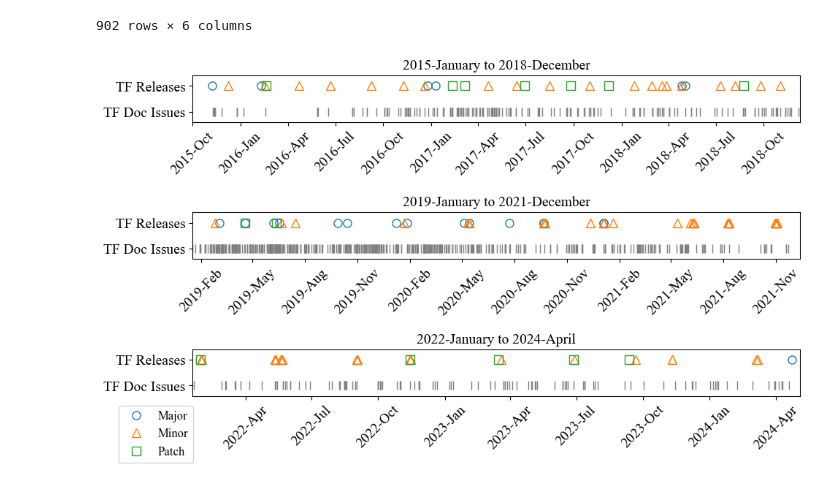
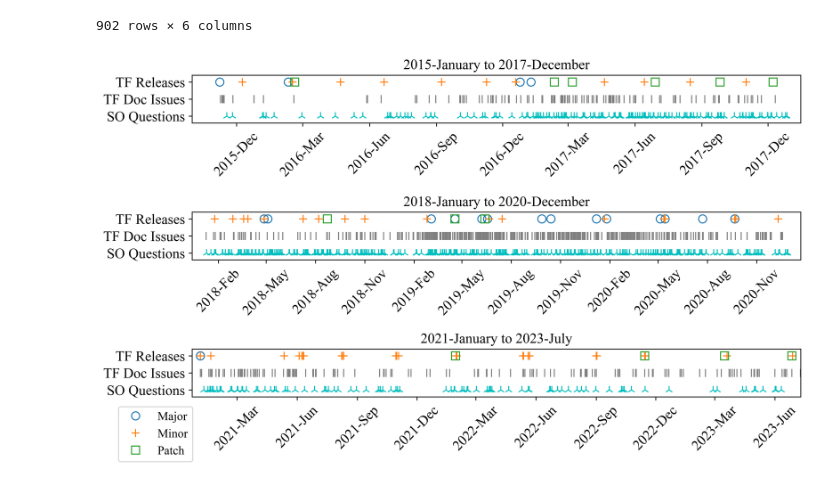
Before and after one commit to sharukat/docchameleon, a Jupyter notebook: doc_customizer_llm/customizer.ipynb, the cells around one changed output. Drawn from its saved outputs; the diff is of its cells as text; code cells hidden in the pictures.

```diff
--- a/doc_customizer_llm/customizer.ipynb
+++ b/doc_customizer_llm/customizer.ipynb
@@ -955,40 +965,50 @@ from matplotlib import pyplot as plt
 import matplotlib.font_manager as font_manager
 
 # Define marker based on release type
-markers = {'Major': 'o', 'Minor': '^', 'Patch':'s'}
+markers = {'Major': 'o', 'Minor': '+', 'Patch':'s'}
 
-fig, (ax1, ax2, ax3) = plt.subplots(nrows=3, figsize=(10, 6))
+fig = plt.figure(figsize=(10, 6), dpi=600)
+# fig, ax1 = plt.subplots(nrows=1, figsize=(10, 6))
 
+ax1 = fig.add_subplot(3, 1, 1)
+ax2 = fig.add_subplot(3, 1, 2)
+ax3 = fig.add_subplot(3, 1, 3)
 
 # Plot the data points with markers
 for release_type, release_data1 in tf_releases1.groupby('Release Type'):
-    ax1.plot(release_data1['Date'], [1 for _ in range(len(release_data1))], marker=markers[release_type], linestyle='', label=release_type, markersize=8, markerfacecolor='none', markeredgewidth=1)
+    ax1.plot(release_data1['Date'], [2 for _ in range(len(release_data1))], marker=markers[release_type], linestyle='', label=release_type, markersize=8, markerfacecolor='none', markeredgewidth=1)
 
 second_dates1 = tf_issues1['Date Opened']
-ax1.plot(second_dates1, [0 for _ in range(len(second_dates1))], marker='|', linestyle='', color='gray', markersize=8, markerfacecolor='none', markeredgewidth=1)
+ax1.plot(second_dates1, [1 for _ in range(len(second_dates1))], marker='|', linestyle='', color='gray', markersize=8, markerfacecolor='none', markeredgewidth=1)
+
+ques_dates1 = doc_related_question1['CreationDate']
+ax1.plot(ques_dates1, [0 for _ in range(len(ques_dates1))], marker='2', linestyle='', color='c', markersize=8, markerfacecolor='none', markeredgewidth=1)
 
 # Set x-axis limits and format ticks
-buffer = (tf_releases1['Date'].max() - tf_releases1['Date'].min()) * 0.035  # Add 5% buffer on each side
+buffer = (tf_releases1['Date'].max() - tf_releases1['Date'].min()) * 0.05  # Add 5% buffer on each side
 ax1.set_xlim(tf_releases1['Date'].min() - buffer, tf_releases1['Date'].max() + buffer)
 ax1.xaxis.set_major_locator(mdates.MonthLocator(interval=3))
 ax1.set_xticklabels(ax1.get_xticks(), rotation = 45)
 ax1.xaxis.set_major_formatter(mdates.DateFormatter('%Y-%b'))
-ax1.set_title("2015-January to 2018-December")
+ax1.set_title("2015-January to 2017-December")
 ax1.title.set_size(14)
 
-ax1.set_ylim(-0.4, 1.4)
+ax1.set_ylim(-0.4, 2.4)
 # Set y-axis ticks and labels manually
-ax1.set_yticks([0, 1])
-ytick_labels = ax1.set_yticklabels(['TF Doc Issues', 'TF Releases'], color='black')  # Get label objects
+ax1.set_yticks([0, 1, 2])
+ytick_labels = ax1.set_yticklabels(['SO Questions', 'TF Doc Issues', 'TF Releases'], color='black')  # Get label objects
 
 # =================================================================================================================================================================================================
 
 # Plot the data points with markers
 for release_type, release_data2 in tf_releases2.groupby('Release Type'):
-    ax2.plot(release_data2['Date'], [1 for _ in range(len(release_data2))], marker=markers[release_type], linestyle='', label=release_type, markersize=8, markerfacecolor='none', markeredgewidth=1)
+    ax2.plot(release_data2['Date'], [2 for _ in range(len(release_data2))], marker=markers[release_type], linestyle='', label=release_type, markersize=8, markerfacecolor='none', markeredgewidth=1)
 
 second_dates2 = tf_issues2['Date Opened']
-ax2.plot(second_dates2, [0 for _ in range(len(second_dates2))], marker='|', linestyle='', color='gray', markersize=8, markerfacecolor='none', markeredgewidth=1)
+ax2.plot(second_dates2, [1 for _ in range(len(second_dates2))], marker='|', linestyle='', color='gray', markersize=8, markerfacecolor='none', markeredgewidth=1)
+
+ques_dates2 = doc_related_question2['CreationDate']
+ax2.plot(ques_dates2, [0 for _ in range(len(ques_dates2))], marker='2', linestyle='', color='c', markersize=8, markerfacecolor='none', markeredgewidth=1)
 
 # Set x-axis limits and format ticks
 buffer = (tf_releases2['Date'].max() - tf_releases2['Date'].min()) * 0.04  # Add 5% buffer on each side
@@ -996,51 +1016,54 @@ ax2.set_xlim(tf_releases2['Date'].min() - buffer, tf_releases2['Date'].max() + b
 ax2.xaxis.set_major_locator(mdates.MonthLocator(interval=3))
 ax2.set_xticklabels(ax2.get_xticks(), rotation = 45)
 ax2.xaxis.set_major_formatter(mdates.DateFormatter('%Y-%b'))
-ax2.set_title("2019-January to 2021-December")
+ax2.set_title("2018-January to 2020-December")
 ax2.title.set_size(14)
 
-ax2.set_ylim(-0.4, 1.4)
+ax2.set_ylim(-0.4, 2.4)
 # Set y-axis ticks and labels manually
-ax2.set_yticks([0, 1])
-ytick_labels = ax2.set_yticklabels(['TF Doc Issues', 'TF Releases'], color='black')  # Get label objects
+ax2.set_yticks([0, 1, 2])
+ytick_labels = ax2.set_yticklabels(['SO Questions', 'TF Doc Issues', 'TF Releases'], color='black')  # Get label objects
 
 # =================================================================================================================================================================================================
 
 # Plot the data points with markers
 for release_type, release_data3 in tf_releases3.groupby('Release Type'):
-    ax3.plot(release_data3['Date'], [1 for _ in range(len(release_data3))], marker=markers[release_type], linestyle='', label=release_type, markersize=8, markerfacecolor='none', markeredgewidth=1)
+    ax3.plot(release_data3['Date'], [2 for _ in range(len(release_data3))], marker=markers[release_type], linestyle='', label=release_type, markersize=8, markerfacecolor='none', markeredgewidth=1)
 
 second_dates3 = tf_issues3['Date Opened']
-ax3.plot(second_dates3, [0 for _ in range(len(second_dates3))], marker='|', linestyle='', color='gray', markersize=8, markerfacecolor='none', markeredgewidth=1)
+ax3.plot(second_dates3, [1 for _ in range(len(second_dates3))], marker='|', linestyle='', color='gray', markersize=8, markerfacecolor='none', markeredgewidth=1)
+
+ques_dates3 = doc_related_question3['CreationDate']
+ax3.plot(ques_dates3, [0 for _ in range(len(ques_dates3))], marker='2', linestyle='', color='c', markersize=8, markerfacecolor='none', markeredgewidth=1)
 
 # Set x-axis limits and format ticks
 buffer = (tf_releases3['Date'].max() - tf_releases3['Date'].min()) * 0.0138  # Add 5% buffer on each side
 ax3.set_xlim(tf_releases3['Date'].min() - buffer, tf_releases3['Date'].max() + buffer)
 ax3.xaxis.set_major_locator(mdates.MonthLocator(interval=3))
 ax3.set_xticklabels(ax3.get_xticks(), rotation = 45)
 ax3.xaxis.set_major_formatter(mdates.DateFormatter('%Y-%b'))
-ax3.set_title("2022-January to 2024-April")
+ax3.set_title("2021-January to 2023-July")
 ax3.title.set_size(14)
 
 
-ax3.set_ylim(-0.4, 1.4)
+ax3.set_ylim(-0.4, 2.4)
 # Set y-axis ticks and labels manually
-ax3.set_yticks([0, 1])
-ytick_labels = ax3.set_yticklabels(['TF Doc Issues', 'TF Releases'], color='black')  # Get label objects
+ax3.set_yticks([0, 1, 2])
+ytick_labels = ax3.set_yticklabels(['SO Questions', 'TF Doc Issues', 'TF Releases'], color='black')  # Get label objects
 
 
 plt.xticks(rotation=45)
 prop = font_manager.FontProperties(family="Times New Roman")
 plt.rcParams['font.family'] = prop.get_name()
 plt.rcParams['font.size'] = 14
 
 # Add legend
 handles, labels = ax1.get_legend_handles_labels()
 legend_prop = {'size': 12}
 plt.legend(handles, labels, loc='upper center', bbox_to_anchor=(-0.06, -0.08), prop=legend_prop)
 
 plt.tight_layout()
 plt.savefig(os.path.join(s.DATA_PATH, 'release_timeline.pdf'), format='pdf', bbox_inches='tight')
 plt.show()
 # %% [output]
-[figure, old version]
+[figure, new version]
```
Also changed, not shown: parts of 1 cell of this notebook, 22 other files.
